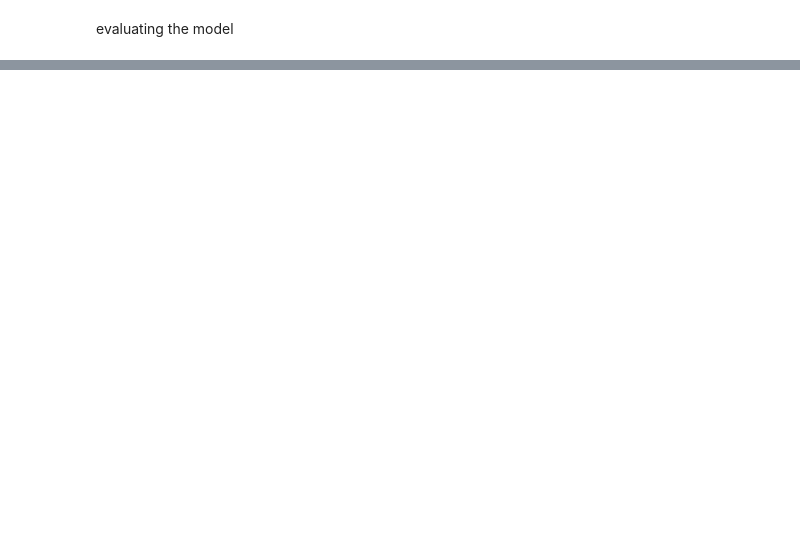
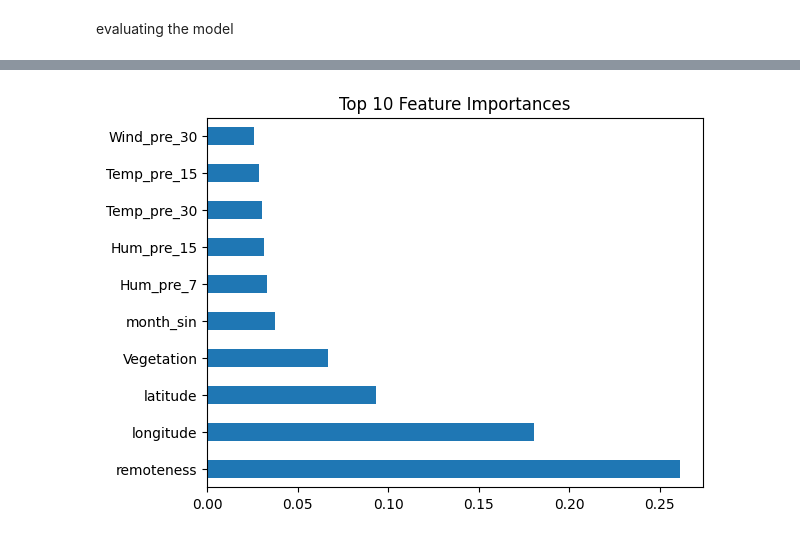
Before and after one commit to leonkriesmair/BigDataProject, a Jupyter notebook: notebooks/BoostingModelWvT.ipynb, the cells around one changed output, grey strips where cells are left out. Saved outputs shown, nothing was run; the diff lists cells and outputs as text; code cells hidden in the pictures; blank space fills up the shorter version.

```diff
--- a/notebooks/BoostingModelWvT.ipynb
+++ b/notebooks/BoostingModelWvT.ipynb
@@ -59,0 +247,28 @@ print("Accuracy:", accuracy)
+# %%
+df = pd.read_csv('../data/processed/FW_Veg_Rem_Combined_cleaned.csv')
+X = df.drop(['fire_size_class', 'fire_size_class_B','fire_size'], axis=1)
+y = df['fire_size_class_B']
+
+month_map = {
+    'Jan': 1, 'Feb': 2, 'Mar': 3, 'Apr': 4, 'May': 5, 'Jun': 6,
+    'Jul': 7, 'Aug': 8, 'Sep': 9, 'Oct': 10, 'Nov': 11, 'Dec': 12
+}
+if X["discovery_month"].dtype == "object":
+    X["discovery_month"] = X["discovery_month"].map(month_map)
+
+# Create sine/cosine features
+X["month_sin"] = np.sin(2 * np.pi * X["discovery_month"] / 12)
+X["month_cos"] = np.cos(2 * np.pi * X["discovery_month"] / 12)
+
+# Drop original month column
+X.drop("discovery_month", axis=1, inplace=True)
+
+
+
+X_train, X_test, y_train, y_test = train_test_split(
+    X, y, test_size=0.2, random_state=42
+)
+
+
+xgb_model_dummy = xgb.XGBClassifier(n_estimators=75, learning_rate=0.1, max_depth=6, random_state=42)
+xgb_model_dummy.fit(X_train, y_train)
@@ -59,0 +308,8 @@ print("Accuracy:", accuracy)
+# %%
+# 🔍 Feature Importance
+feature_importances = pd.Series(xgb_model_dummy.feature_importances_, index=X_train.columns)
+feature_importances.nlargest(10).plot(kind='barh')
+plt.title("Top 10 Feature Importances")
+plt.show()
+# %% [output]
+[figure, added]
```
Also changed, not shown: parts of 20 cells of this notebook.
